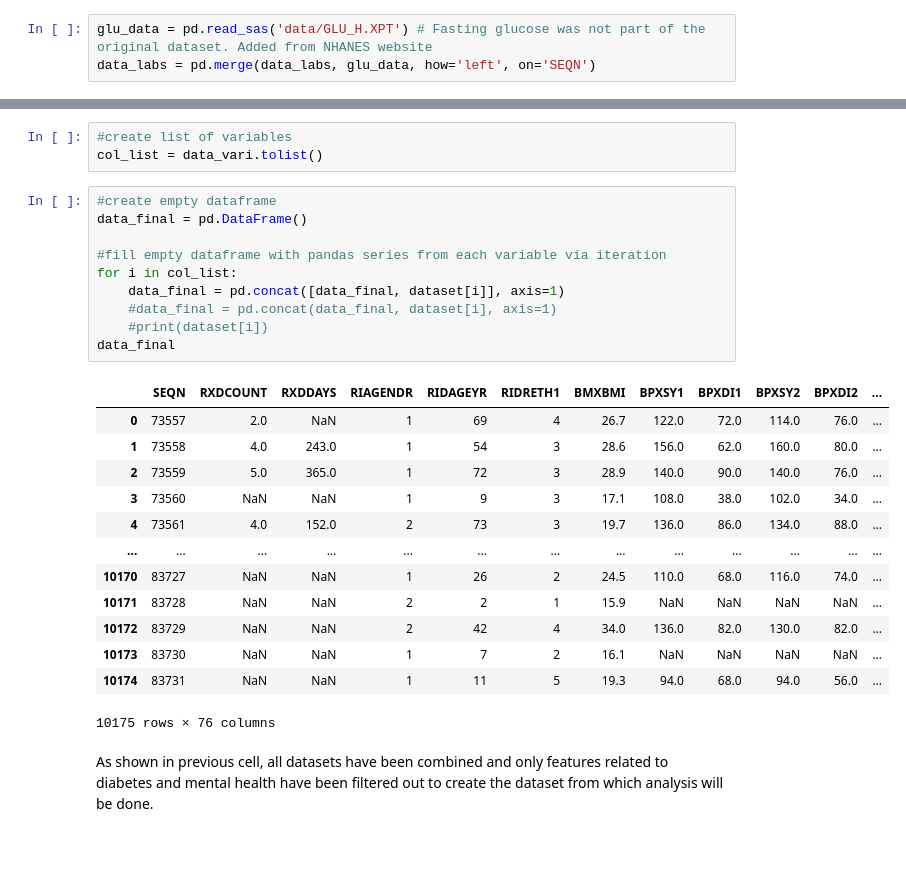
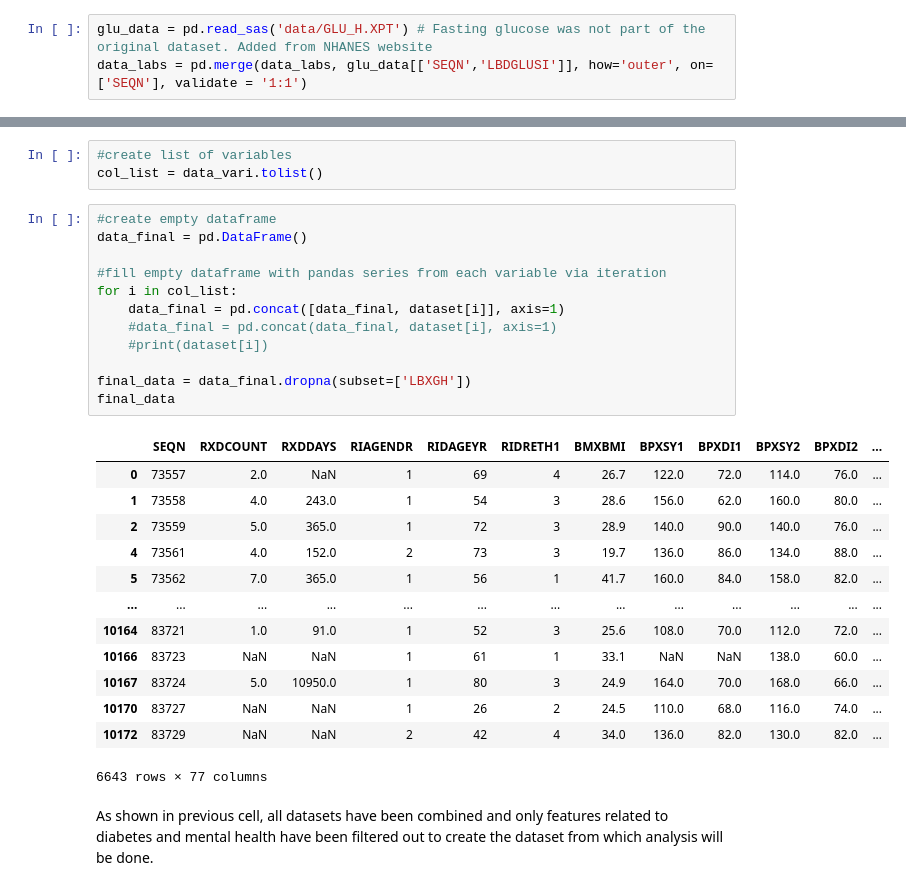
Before and after one commit to birddropping/IND5003-Group-Project, a Jupyter notebook: IND5003_Group_Project_Saravanan.ipynb, the cells around one changed output, grey strips where cells are left out. Saved outputs shown, nothing was run; the diff lists cells and outputs as text; blank space fills up the shorter version.

```diff
--- a/IND5003_Group_Project_Saravanan.ipynb
+++ b/IND5003_Group_Project_Saravanan.ipynb
@@ -23,7 +23,7 @@ data_dict = pd.read_excel('NHANES 2014 Dictionary.xlsx')
 data_vari = pd.read_excel('Variables.xlsx', squeeze = True)
 # %%
 glu_data = pd.read_sas('data/GLU_H.XPT') # Fasting glucose was not part of the original dataset. Added from NHANES website
-data_labs = pd.merge(data_labs, glu_data, how='left', on='SEQN')
+data_labs = pd.merge(data_labs, glu_data[['SEQN','LBDGLUSI']], how='outer', on=['SEQN'], validate = '1:1')
 # %%
 #remove duplicates from data_meds as each line covers 1 medication
 data_meds_m = data_meds.drop_duplicates(subset = ['SEQN', 'RXDCOUNT'], keep = 'first')
@@ -57,27 +57,29 @@ col_list = data_vari.tolist()
 # %%
 #create empty dataframe
 data_final = pd.DataFrame()
 
 #fill empty dataframe with pandas series from each variable via iteration
 for i in col_list:
     data_final = pd.concat([data_final, dataset[i]], axis=1)
     #data_final = pd.concat(data_final, dataset[i], axis=1)
     #print(dataset[i])
-data_final
+
+final_data = data_final.dropna(subset=['LBXGH'])
+final_data
 # %% [output]
 |  | SEQN | RXDCOUNT | RXDDAYS | RIAGENDR | RIDAGEYR | RIDRETH1 | BMXBMI | BPXSY1 | BPXDI1 | BPXSY2 | BPXDI2 | ... |
 | 0 | 73557 | 2.0 | NaN | 1 | 69 | 4 | 26.7 | 122.0 | 72.0 | 114.0 | 76.0 | ... |
 | 1 | 73558 | 4.0 | 243.0 | 1 | 54 | 3 | 28.6 | 156.0 | 62.0 | 160.0 | 80.0 | ... |
 | 2 | 73559 | 5.0 | 365.0 | 1 | 72 | 3 | 28.9 | 140.0 | 90.0 | 140.0 | 76.0 | ... |
-| 3 | 73560 | NaN | NaN | 1 | 9 | 3 | 17.1 | 108.0 | 38.0 | 102.0 | 34.0 | ... |
 | 4 | 73561 | 4.0 | 152.0 | 2 | 73 | 3 | 19.7 | 136.0 | 86.0 | 134.0 | 88.0 | ... |
+| 5 | 73562 | 7.0 | 365.0 | 1 | 56 | 1 | 41.7 | 160.0 | 84.0 | 158.0 | 82.0 | ... |
 | ... | ... | ... | ... | ... | ... | ... | ... | ... | ... | ... | ... | ... |
+| 10164 | 83721 | 1.0 | 91.0 | 1 | 52 | 3 | 25.6 | 108.0 | 70.0 | 112.0 | 72.0 | ... |
+| 10166 | 83723 | NaN | NaN | 1 | 61 | 1 | 33.1 | NaN | NaN | 138.0 | 60.0 | ... |
+| 10167 | 83724 | 5.0 | 10950.0 | 1 | 80 | 3 | 24.9 | 164.0 | 70.0 | 168.0 | 66.0 | ... |
 | 10170 | 83727 | NaN | NaN | 1 | 26 | 2 | 24.5 | 110.0 | 68.0 | 116.0 | 74.0 | ... |
-| 10171 | 83728 | NaN | NaN | 2 | 2 | 1 | 15.9 | NaN | NaN | NaN | NaN | ... |
 | 10172 | 83729 | NaN | NaN | 2 | 42 | 4 | 34.0 | 136.0 | 82.0 | 130.0 | 82.0 | ... |
-| 10173 | 83730 | NaN | NaN | 1 | 7 | 2 | 16.1 | NaN | NaN | NaN | NaN | ... |
-| 10174 | 83731 | NaN | NaN | 1 | 11 | 5 | 19.3 | 94.0 | 68.0 | 94.0 | 56.0 | ... |
-10175 rows × 76 columns
+6643 rows × 77 columns
 # %% [markdown]
 As shown in previous cell, all datasets have been combined and only features related to diabetes and mental health have been filtered out to create the dataset from which analysis will be done.
 # %%
```
Also changed, not shown: parts of 11 cells of this notebook.
